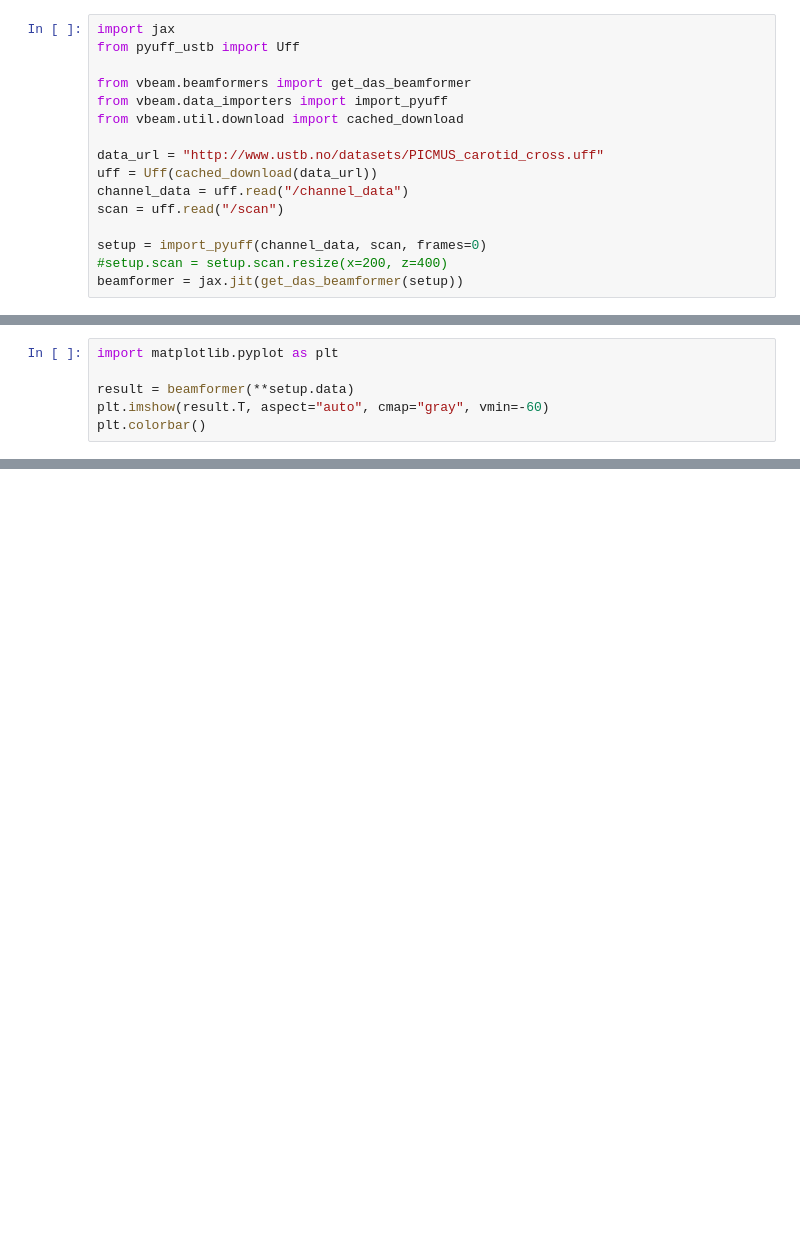
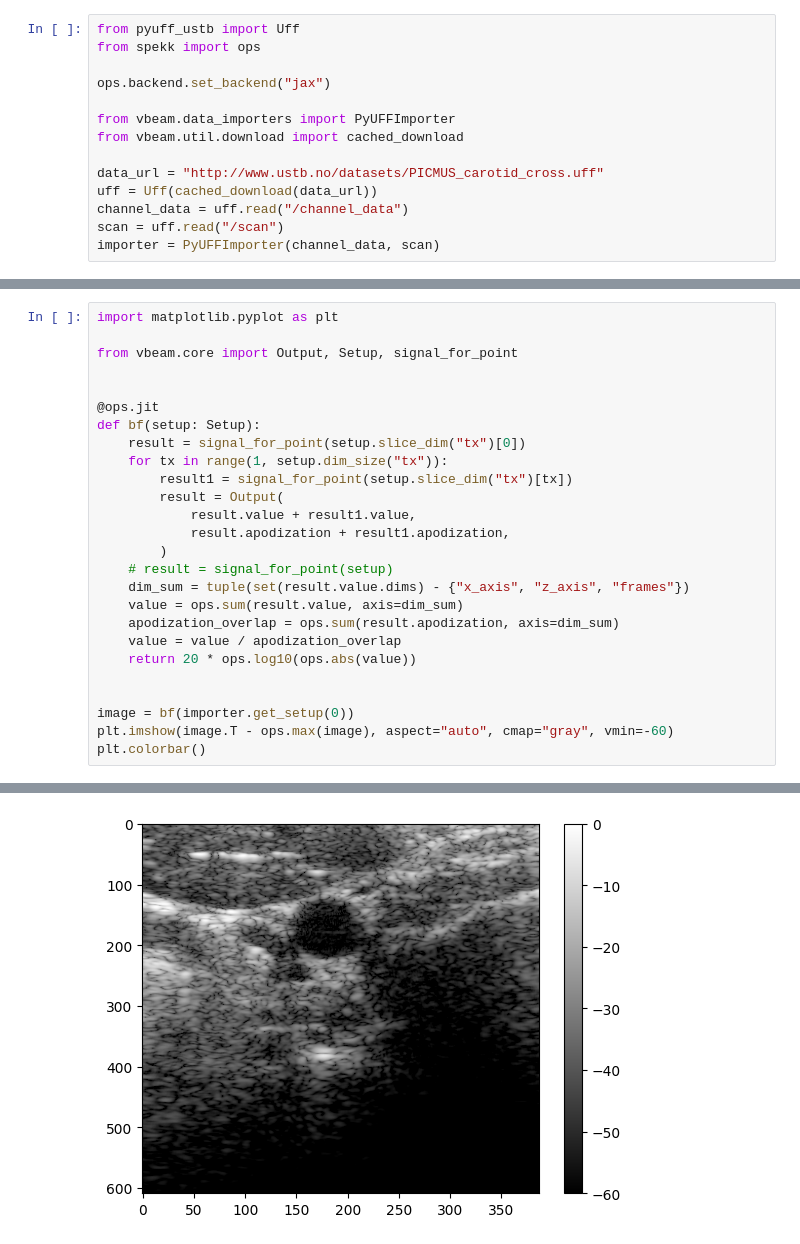
Before and after one commit to magnusdk/vbeam, a Jupyter notebook: docs/examples/plane_wave_dataset.ipynb, the cells around one changed output, grey strips where cells are left out. Saved outputs shown, nothing was run; the diff lists cells and outputs as text; blank space fills up the shorter version.

```diff
--- a/docs/examples/plane_wave_dataset.ipynb
+++ b/docs/examples/plane_wave_dataset.ipynb
@@ -6,16 +10,14 @@ Let's look at a PWI setup. Today we're beamforming one of the datasets from the
 # %%
-import jax
 from pyuff_ustb import Uff
+from spekk import ops
 
-from vbeam.beamformers import get_das_beamformer
-from vbeam.data_importers import import_pyuff
+ops.backend.set_backend("jax")
+
+from vbeam.data_importers import PyUFFImporter
 from vbeam.util.download import cached_download
 
 data_url = "http://www.ustb.no/datasets/PICMUS_carotid_cross.uff"
 uff = Uff(cached_download(data_url))
 channel_data = uff.read("/channel_data")
 scan = uff.read("/scan")
-
-setup = import_pyuff(channel_data, scan, frames=0)
-#setup.scan = setup.scan.resize(x=200, z=400)
-beamformer = jax.jit(get_das_beamformer(setup))
+importer = PyUFFImporter(channel_data, scan)
@@ -25,6 +23,0 @@ This is what the image looks like:
-# %%
-import matplotlib.pyplot as plt
-
-result = beamformer(**setup.data)
-plt.imshow(result.T, aspect="auto", cmap="gray", vmin=-60)
-plt.colorbar()
@@ -65,0 +24,27 @@ data_1_transmit = setup_1_transmit.data
+# %%
+import matplotlib.pyplot as plt
+
+from vbeam.core import Output, Setup, signal_for_point
+
+
+@ops.jit
+def bf(setup: Setup):
+    result = signal_for_point(setup.slice_dim("tx")[0])
+    for tx in range(1, setup.dim_size("tx")):
+        result1 = signal_for_point(setup.slice_dim("tx")[tx])
+        result = Output(
+            result.value + result1.value,
+            result.apodization + result1.apodization,
+        )
+    # result = signal_for_point(setup)
+    dim_sum = tuple(set(result.value.dims) - {"x_axis", "z_axis", "frames"})
+    value = ops.sum(result.value, axis=dim_sum)
+    apodization_overlap = ops.sum(result.apodization, axis=dim_sum)
+    value = value / apodization_overlap
+    return 20 * ops.log10(ops.abs(value))
+
+
+image = bf(importer.get_setup(0))
+plt.imshow(image.T - ops.max(image), aspect="auto", cmap="gray", vmin=-60)
+plt.colorbar()
+# %% [output]
@@ -65,0 +52 @@ data_1_transmit = setup_1_transmit.data
+[figure, added]
```
Also changed, not shown: parts of 12 cells of this notebook.
